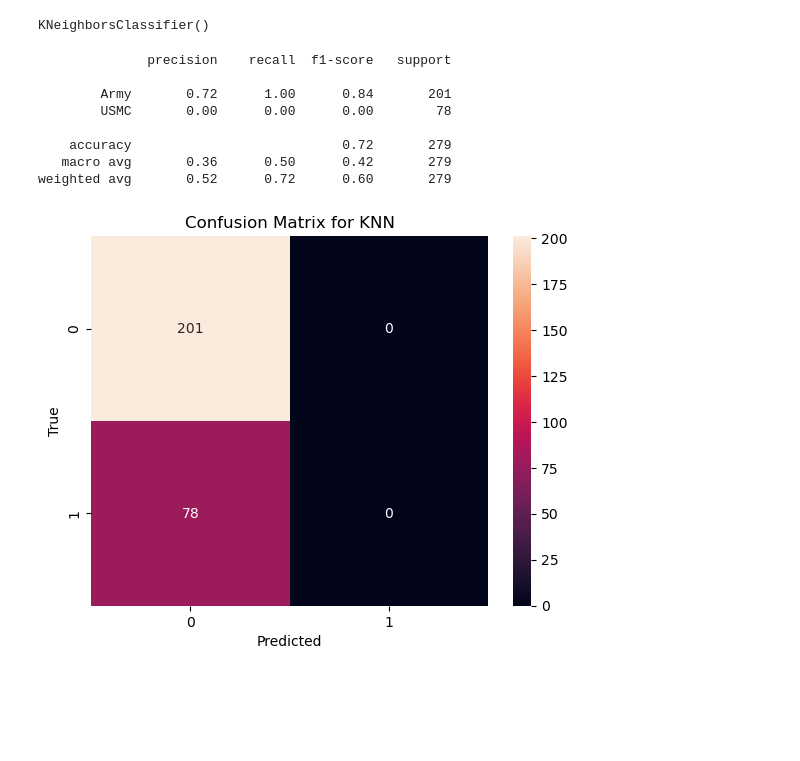
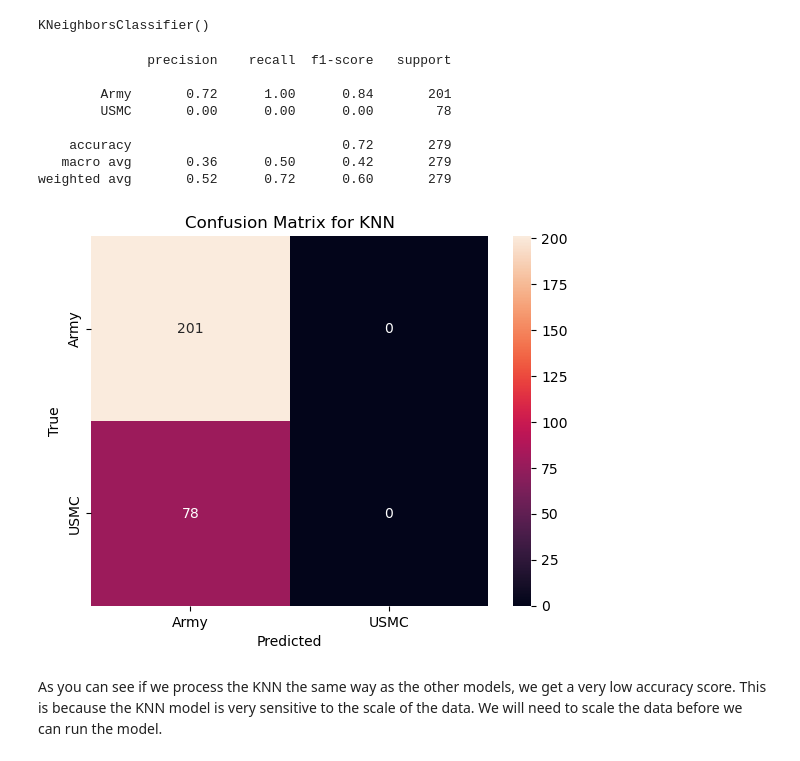
Before and after one commit to KyeraFrancis/NLP_Classification_Sentiment_analysis, a Jupyter notebook: 3_ANALYSIS/modeling_military.ipynb, the cells around one changed output. Drawn from its saved outputs; the diff is of its cells as text; code cells hidden in the pictures; blank space fills up the shorter version.

Commit message:
updating models

```diff
--- a/3_ANALYSIS/modeling_military.ipynb
+++ b/3_ANALYSIS/modeling_military.ipynb
@@ -554,25 +562,27 @@ knn.fit(X_train, y_train)
 KNeighborsClassifier()
 # %%
 # Make predictions
-y_pred_knn = knn.predict(X_test) #Results due to having more than 2 classes/ Considering breaking down into 2 classes
+y_pred_knn = knn.predict(X_test)
 
 # Print classification report
 print(classification_report(y_test, y_pred_knn))
 
 # Confusion matrix for KNN
 cm_knn = confusion_matrix(y_test, y_pred_knn)
-sns.heatmap(cm_knn, annot=True, fmt='d')
+sns.heatmap(cm_knn, annot=True, fmt='d', xticklabels=['Army', 'USMC'], yticklabels=['Army', 'USMC'])
 plt.title('Confusion Matrix for KNN')
 plt.xlabel('Predicted')
 plt.ylabel('True')
 plt.show()
 # %% [output]
               precision    recall  f1-score   support
 
         Army       0.72      1.00      0.84       201
         USMC       0.00      0.00      0.00        78
 
     accuracy                           0.72       279
    macro avg       0.36      0.50      0.42       279
 weighted avg       0.52      0.72      0.60       279
-[figure, old version]
+[figure, new version]
+# %% [markdown]
+As you can see if we process the KNN the same way as the other models, we get a very low accuracy score. This is because the KNN model is very sensitive to the scale of the data. We will need to scale the data before we can run the model.
```
Also changed, not shown: parts of 7 cells of this notebook, 2 other files.
